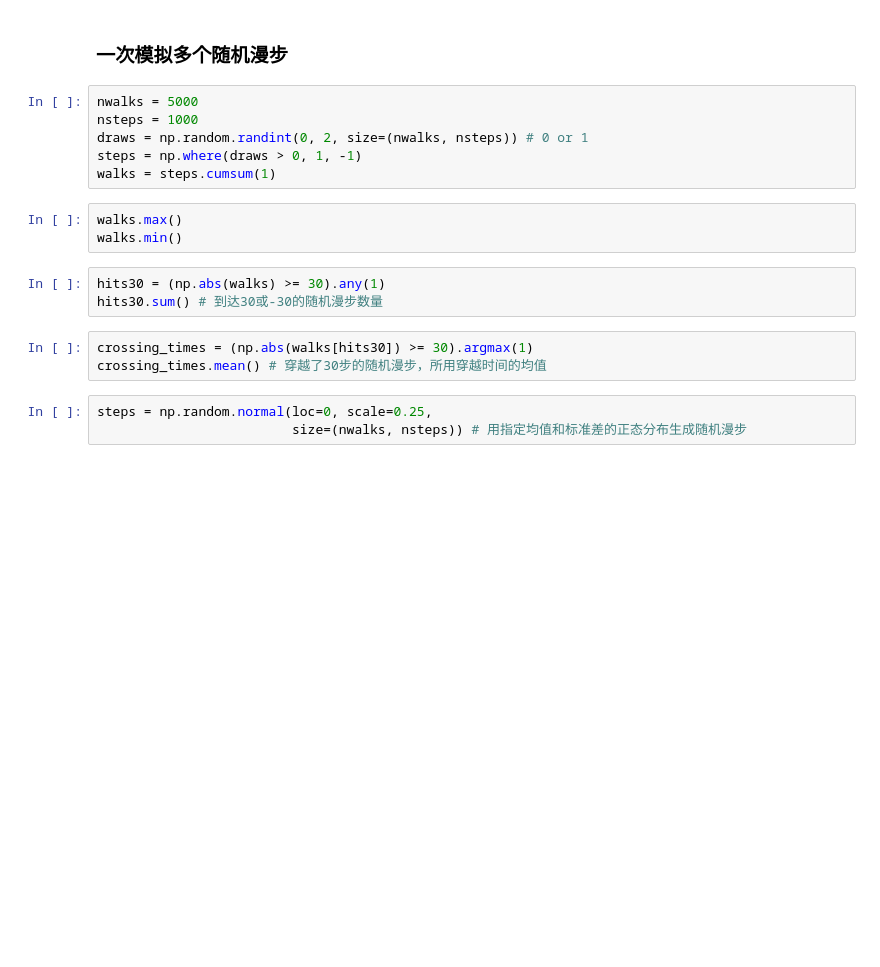
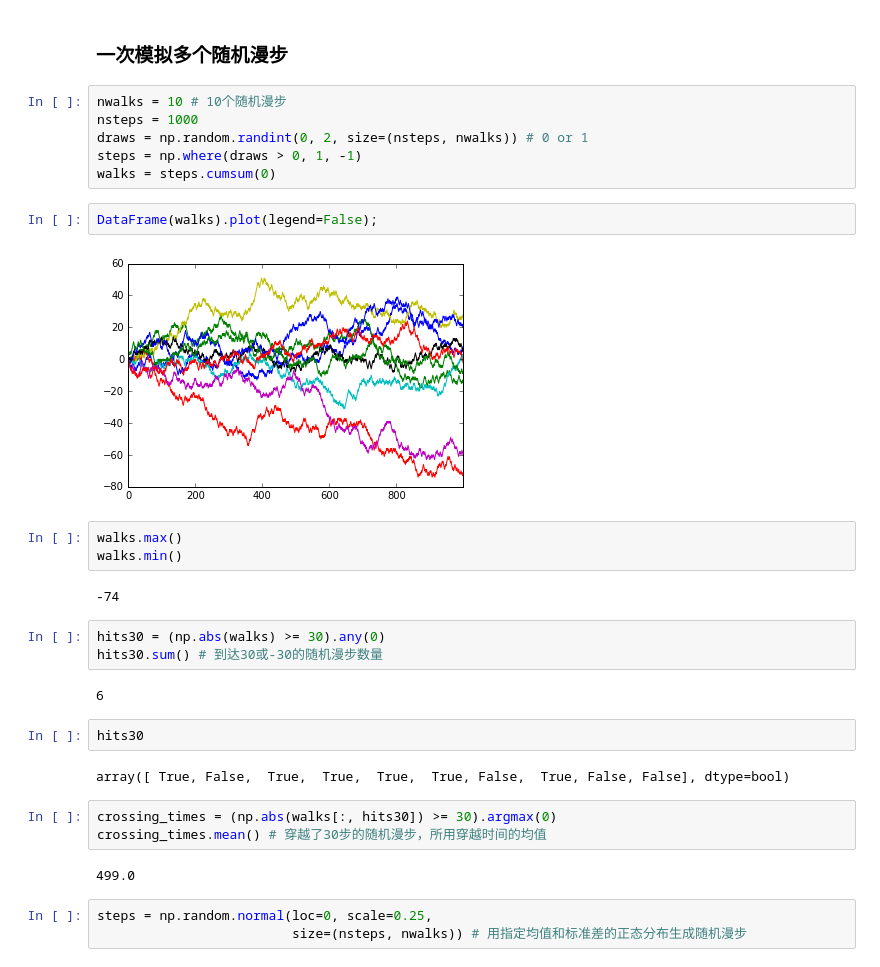
Before and after one commit to Bintodo/pandas, a Jupyter notebook: ch04.NumPy Basics.ipynb, the cells around one changed output. Drawn from its saved outputs; the diff is of its cells as text; blank space fills up the shorter version.

```diff
--- a/ch04.NumPy Basics.ipynb
+++ b/ch04.NumPy Basics.ipynb
@@ -604,20 +1206,34 @@ walk.max() # 对随机漫步的统计工作
 # %% [markdown]
 ### 一次模拟多个随机漫步
 # %%
-nwalks = 5000
+nwalks = 10 # 10个随机漫步
 nsteps = 1000
-draws = np.random.randint(0, 2, size=(nwalks, nsteps)) # 0 or 1
+draws = np.random.randint(0, 2, size=(nsteps, nwalks)) # 0 or 1
 steps = np.where(draws > 0, 1, -1)
-walks = steps.cumsum(1)
+walks = steps.cumsum(0)
+# %%
+DataFrame(walks).plot(legend=False);
+# %% [output]
+[figure, added]
 # %%
 walks.max()
 walks.min()
+# %% [output]
+-74
 # %%
-hits30 = (np.abs(walks) >= 30).any(1)
+hits30 = (np.abs(walks) >= 30).any(0)
 hits30.sum() # 到达30或-30的随机漫步数量
+# %% [output]
+6
+# %%
+hits30
+# %% [output]
+array([ True, False,  True,  True,  True,  True, False,  True, False, False], dtype=bool)
 # %%
-crossing_times = (np.abs(walks[hits30]) >= 30).argmax(1)
+crossing_times = (np.abs(walks[:, hits30]) >= 30).argmax(0)
 crossing_times.mean() # 穿越了30步的随机漫步，所用穿越时间的均值
+# %% [output]
+499.0
 # %%
 steps = np.random.normal(loc=0, scale=0.25,
-                         size=(nwalks, nsteps)) # 用指定均值和标准差的正态分布生成随机漫步
+                         size=(nsteps, nwalks)) # 用指定均值和标准差的正态分布生成随机漫步
```
Also changed, not shown: parts of 142 cells of this notebook, 3 other files.
